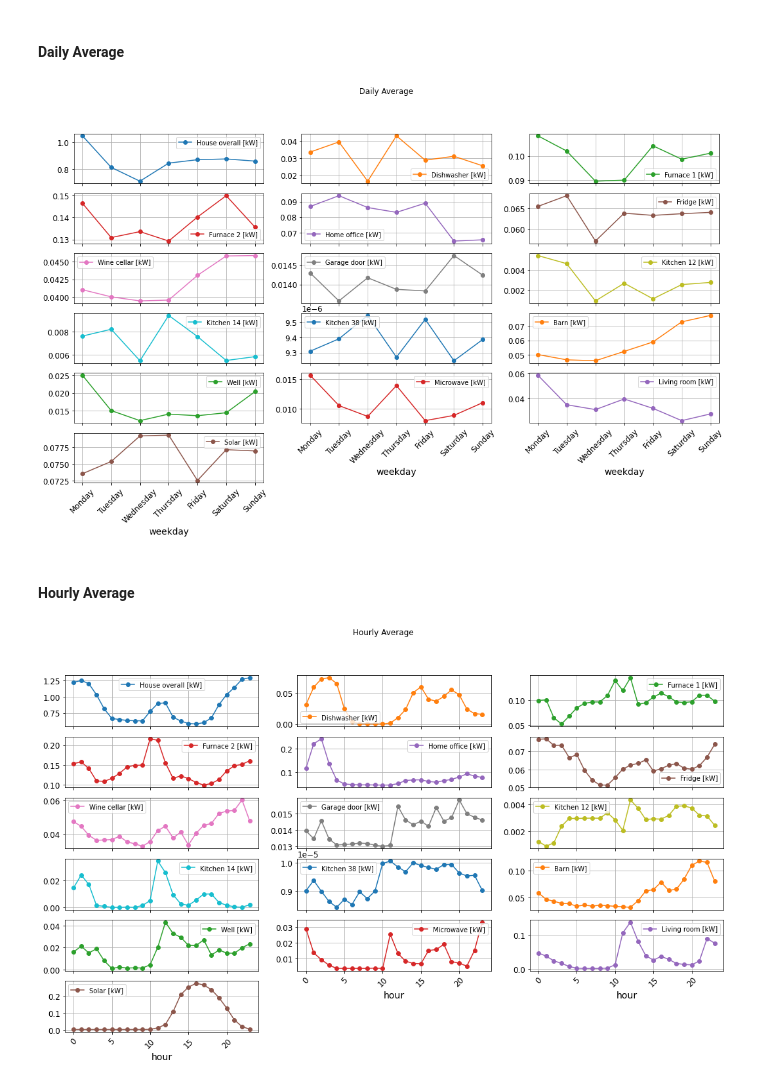
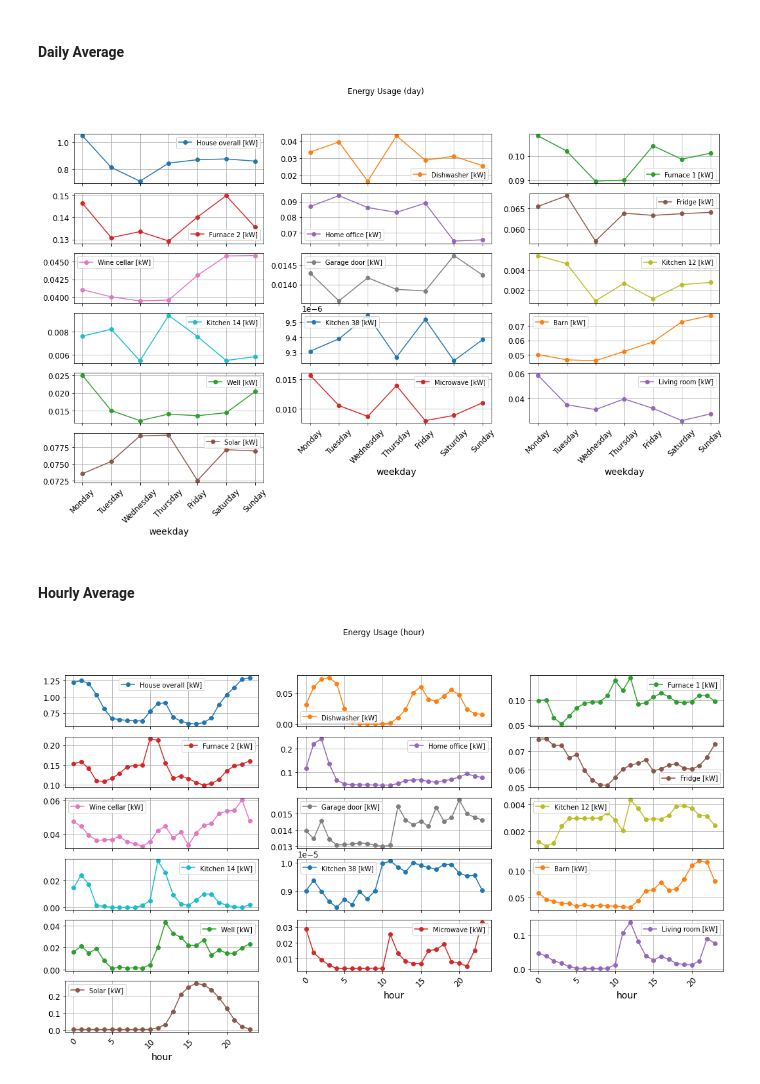
Before and after one commit to nivalf/Predict_Energy_Usage, a Jupyter notebook: predict_energy_usage.ipynb, the cells around one changed output. Cells and saved outputs as stored; diff of their text form; code cells hidden in the pictures.

```diff
--- a/predict_energy_usage.ipynb
+++ b/predict_energy_usage.ipynb
@@ -314,17 +339,17 @@ mean_month[mean_month.columns[0:16].tolist()].plot(subplots=True, layout=(-1, 3)
 # %%
 days = [ 'Monday', 'Tuesday', 'Wednesday', 'Thursday', 'Friday', 'Saturday', 'Sunday']
 mean_weekday = energy_usage_avg.groupby('weekday').agg({i:'mean' for i in energy_usage_avg.columns[:-5].tolist()}).reindex(days)
 
 mean_weekday[mean_weekday.columns[0:16].tolist()].plot(subplots=True, layout=(-1, 3), figsize=(18, 10),
-                                                       grid=True, rot=45, xlabel=None, marker='o', title="Daily Average");
+                                                       grid=True, rot=45, xlabel=None, marker='o', title="Energy Usage (day)");
 # %% [output]
-[figure, old version]
+[figure, new version]
 # %% [markdown]
 #### Hourly Average
 # %%
 mean_hour = energy_usage_avg.groupby('hour').agg({i:'mean' for i in energy_usage_avg.columns[:-5].tolist()})
 
 mean_hour[mean_hour.columns[0:16].tolist()].plot(subplots=True, layout=(-1, 3), figsize=(18, 10),
-                                                       grid=True, rot=45, xlabel=None, marker='o', title="Hourly Average");
+                                                       grid=True, rot=45, xlabel=None, marker='o', title="Energy Usage (hour)");
 # %% [output]
-[figure, old version]
+[figure, new version]
```
Also changed, not shown: parts of 44 cells of this notebook.
